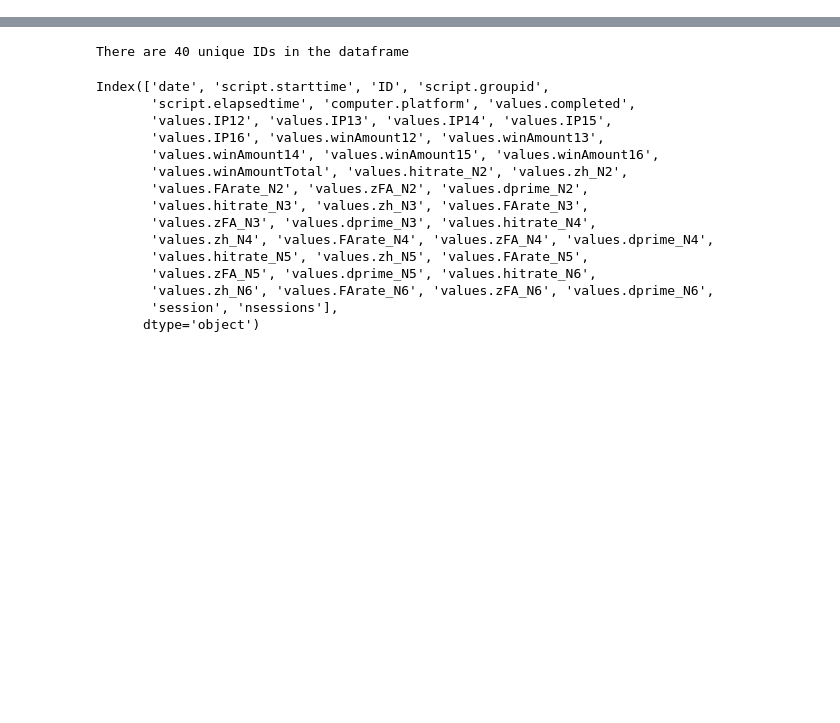
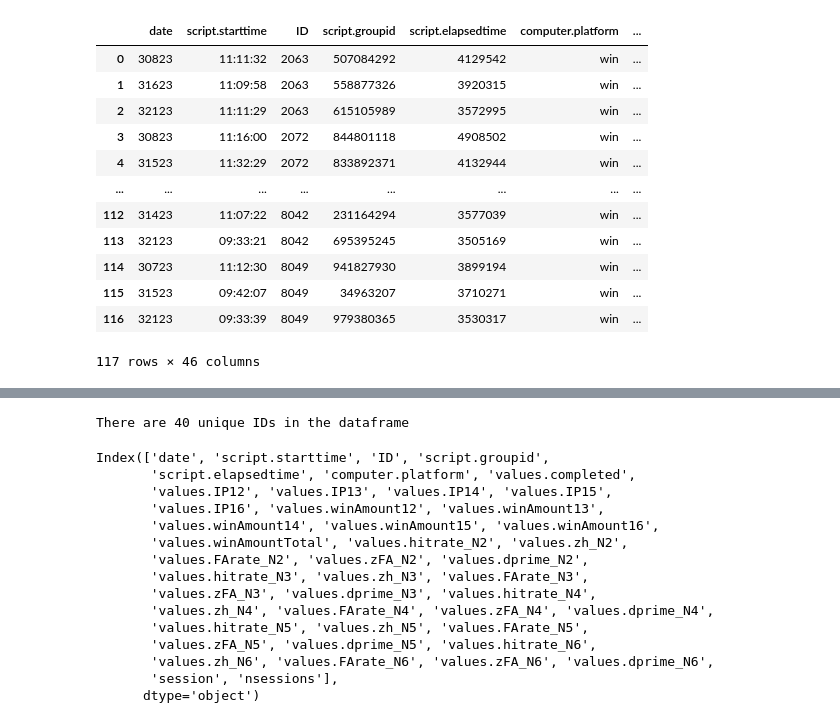
Before and after one commit to jaimemcc/energy-drink, a Jupyter notebook: scripts/coged_analysis.ipynb, the cells around one changed output, grey strips where cells are left out. Cells and saved outputs as stored; diff of their text form; code cells hidden in the pictures; blank space fills up the shorter version.

```diff
--- a/scripts/coged_analysis.ipynb
+++ b/scripts/coged_analysis.ipynb
@@ -46,0 +70,17 @@ df = tweak_coged(assemble_df(DATA_FOLDER), df_key)
+# %%
+coged[coged.ID == "2063"]
+coged
+# %% [output]
+|  | date | script.starttime | ID | script.groupid | script.elapsedtime | computer.platform | ... |
+| 0 | 30823 | 11:11:32 | 2063 | 507084292 | 4129542 | win | ... |
+| 1 | 31623 | 11:09:58 | 2063 | 558877326 | 3920315 | win | ... |
+| 2 | 32123 | 11:11:29 | 2063 | 615105989 | 3572995 | win | ... |
+| 3 | 30823 | 11:16:00 | 2072 | 844801118 | 4908502 | win | ... |
+| 4 | 31523 | 11:32:29 | 2072 | 833892371 | 4132944 | win | ... |
+| ... | ... | ... | ... | ... | ... | ... | ... |
+| 112 | 31423 | 11:07:22 | 8042 | 231164294 | 3577039 | win | ... |
+| 113 | 32123 | 09:33:21 | 8042 | 695395245 | 3505169 | win | ... |
+| 114 | 30723 | 11:12:30 | 8049 | 941827930 | 3899194 | win | ... |
+| 115 | 31523 | 09:42:07 | 8049 | 34963207 | 3710271 | win | ... |
+| 116 | 32123 | 09:33:39 | 8049 | 979380365 | 3530317 | win | ... |
+117 rows × 46 columns
```
Also changed, not shown: parts of 6 cells of this notebook.
